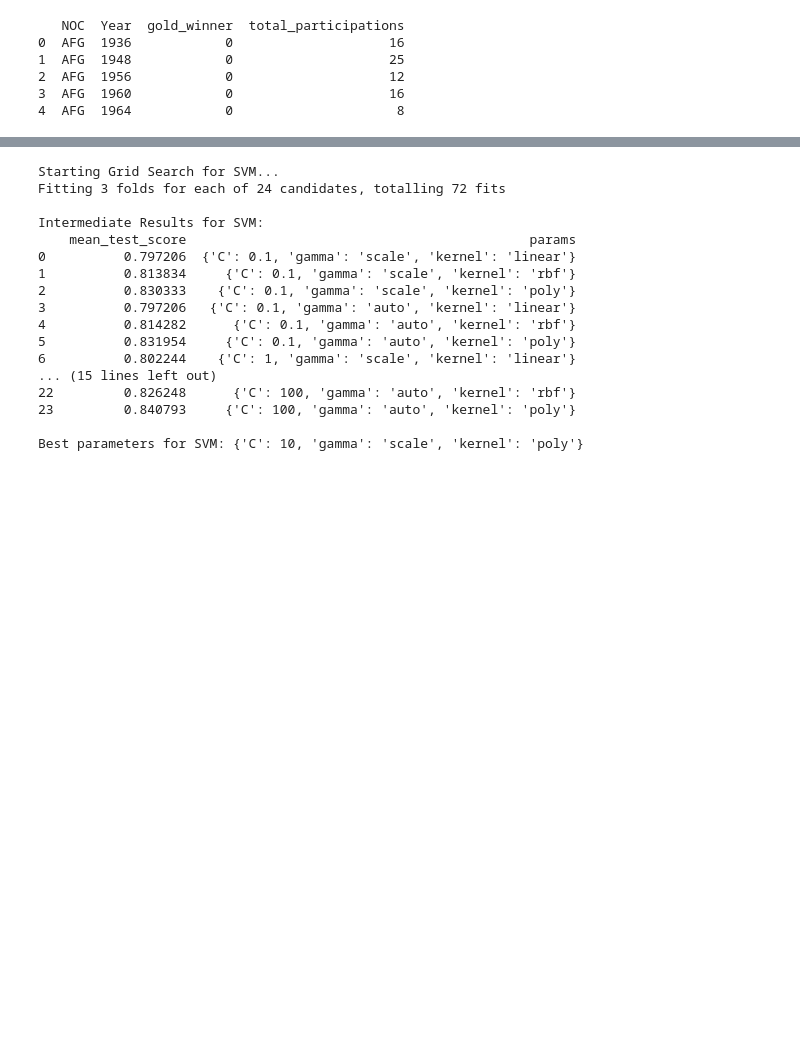
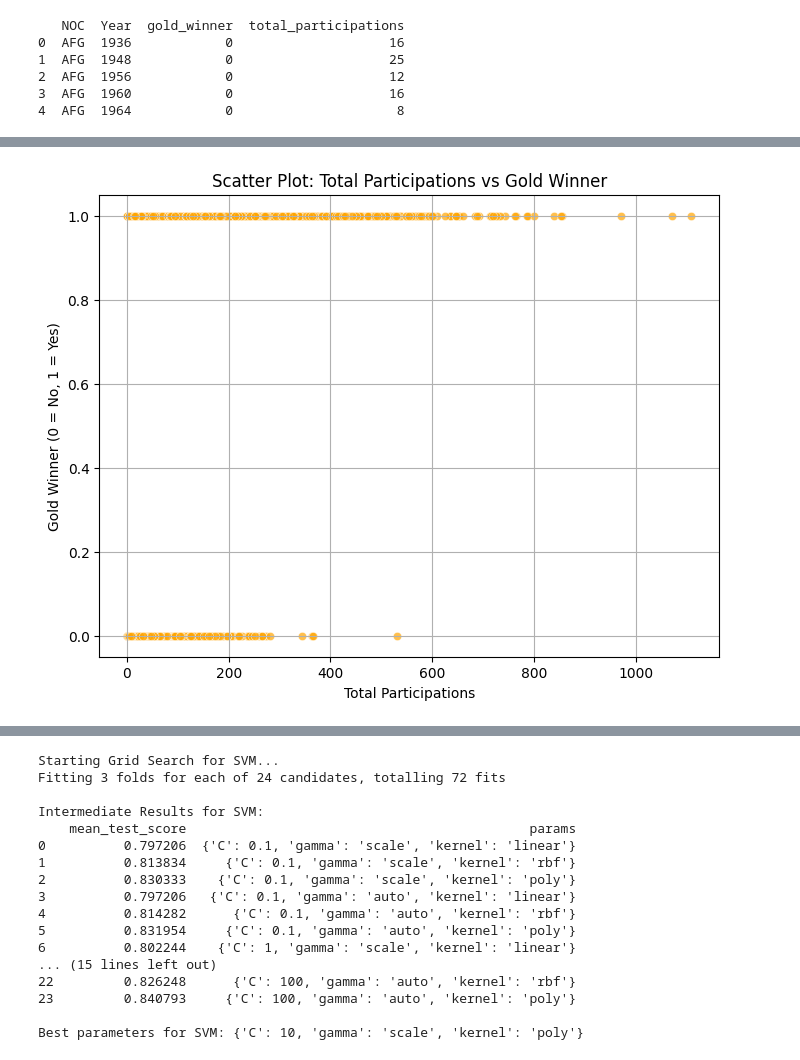
Before and after one commit to tabrezdn1/olympics-medal-prediction, a Jupyter notebook: main.ipynb, the cells around one changed output, grey strips where cells are left out. Drawn from its saved outputs; the diff is of its cells as text; code cells hidden in the pictures; blank space fills up the shorter version.

```diff
--- a/main.ipynb
+++ b/main.ipynb
@@ -719,0 +722,11 @@ The target variable (gold_winner) is necessary for supervised learning. The feat
+# %%
+# Scatter plot for total_participations and gold_winner
+plt.figure(figsize=(8, 6))
+sns.scatterplot(x='total_participations', y='gold_winner', data=noc_gold, alpha=0.7, color="orange")
+plt.title("Scatter Plot: Total Participations vs Gold Winner")
+plt.xlabel("Total Participations")
+plt.ylabel("Gold Winner (0 = No, 1 = Yes)")
+plt.grid()
+plt.show()
+# %% [output]
+[figure, added]
```
Also changed, not shown: parts of 38 cells of this notebook.
